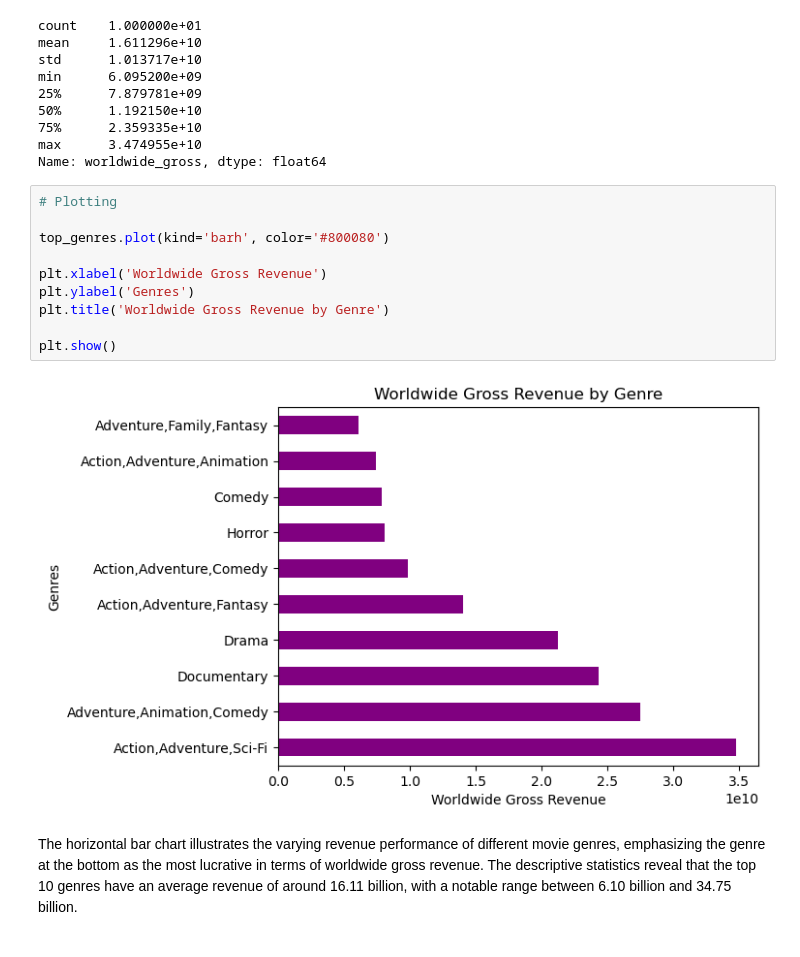
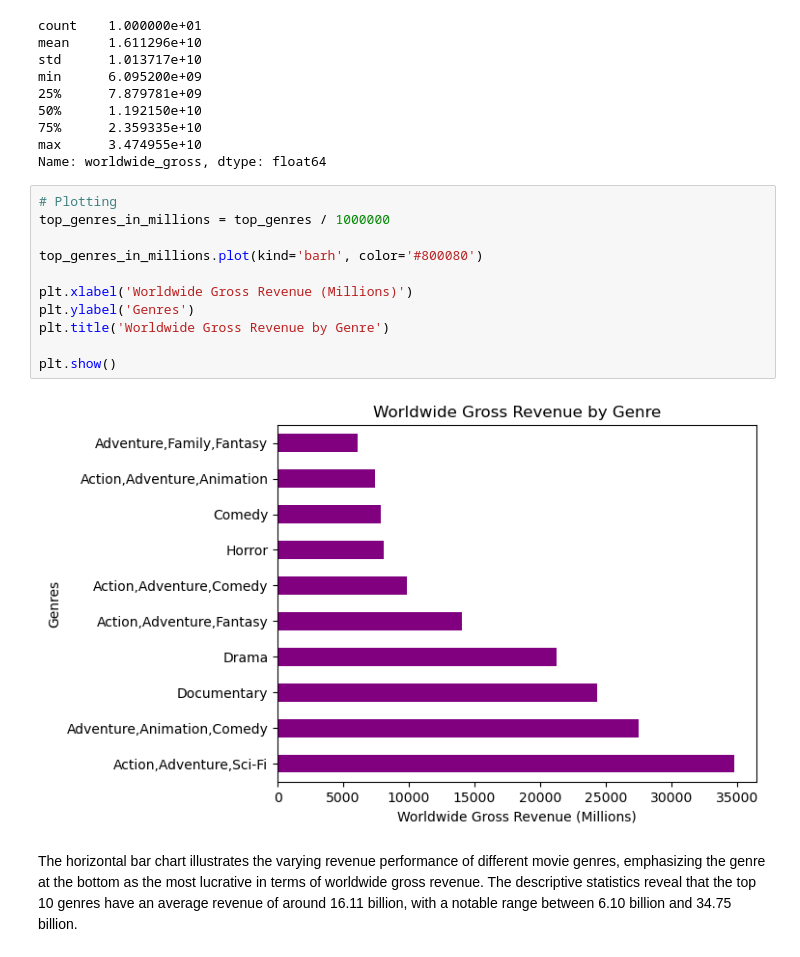
Before and after one commit to ItsjustWanjiru/Microsoft-Movie-Studio-Analysis, a Jupyter notebook: student.ipynb, the cells around one changed output. Cells and saved outputs as stored; diff of their text form.

```diff
--- a/student.ipynb
+++ b/student.ipynb
@@ -411,14 +419,15 @@ max      3.474955e+10
 Name: worldwide_gross, dtype: float64
 # %%
 # Plotting
+top_genres_in_millions = top_genres / 1000000
 
-top_genres.plot(kind='barh', color='#800080')
+top_genres_in_millions.plot(kind='barh', color='#800080')
 
-plt.xlabel('Worldwide Gross Revenue')
+plt.xlabel('Worldwide Gross Revenue (Millions)')
 plt.ylabel('Genres')
 plt.title('Worldwide Gross Revenue by Genre')
 
 plt.show()
 # %% [output]
-[figure, old version]
+[figure, new version]
 # %% [markdown]
```
Also changed, not shown: parts of 3 cells of this notebook, 1 other file.
